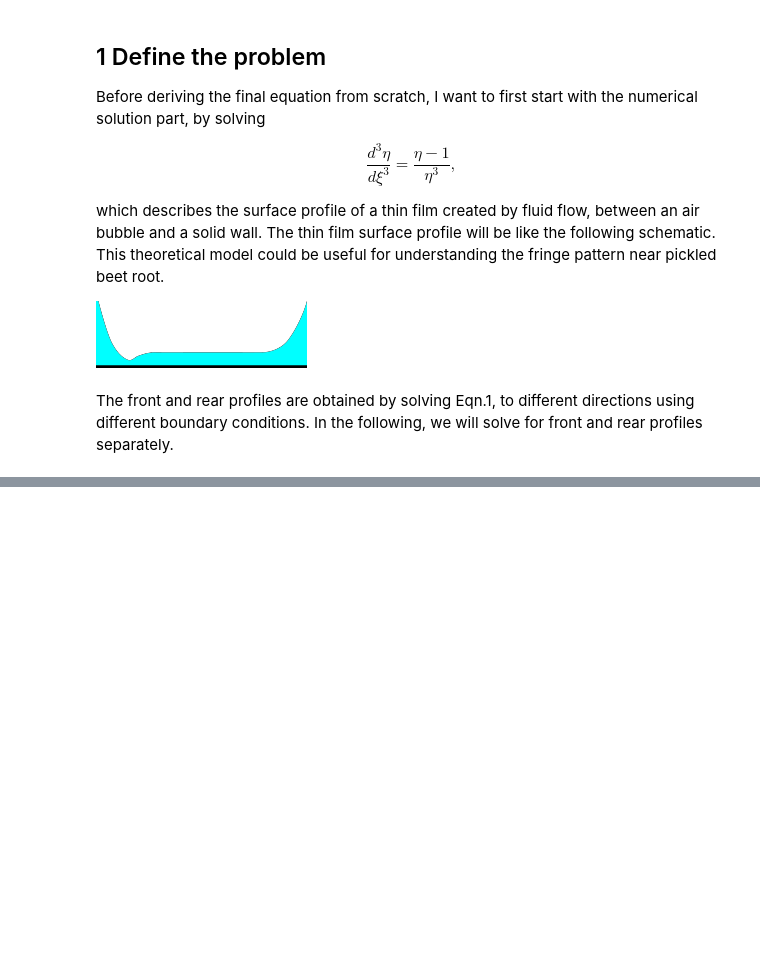
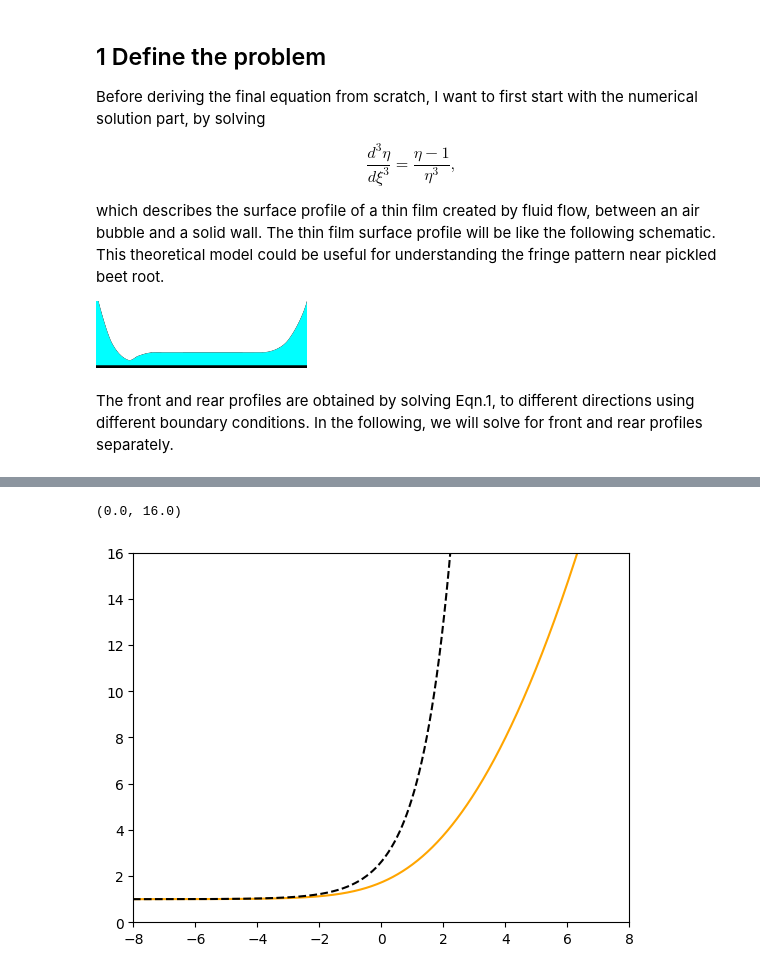
Before and after one commit to ZLoverty/WPM, a Jupyter notebook: Code/Theory_Picchi_2021.ipynb, the cells around one changed output, grey strips where cells are left out. Drawn from its saved outputs; the diff is of its cells as text; code cells hidden in the pictures; blank space fills up the shorter version.

```diff
--- a/Code/Theory_Picchi_2021.ipynb
+++ b/Code/Theory_Picchi_2021.ipynb
@@ -24,0 +108,31 @@ The boundary condition for front
+# %%
+# discretize \xi space
+N = 1001
+tmin = 0
+tmax = 20
+t = np.linspace(tmin, tmax, N)
+# preallocate \eta
+eta = np.zeros((N, 1))
+
+a = 1e-5
+dt = (tmax - tmin) / (N - 1)
+# input boundary conditions
+eta[0] = 1
+eta[1] = 1 + a * dt
+eta[2] = 1 + a * dt**2 + 2 * a * dt
+
+# iterate
+for i in range(3, N):
+    eta[i] = (eta[i-3] - 1) / eta[i-3]**3 * dt**3 + 3 * eta[i-1] - 3 * eta[i-2]  + eta[i-3]
+# %%
+# numerical solution
+plt.plot(t-12, eta[:, 0], color="orange")
+# exponential approximation
+plt.plot(t-12, 1 + a*np.exp(t), color="black", ls="--")
+# parabolic approximation
+
+plt.xlim([-8, 8])
+plt.ylim([0, 16])
+# %% [output]
+(0.0, 16.0)
+[figure, added]
```
Also changed, not shown: parts of 42 cells of this notebook.
